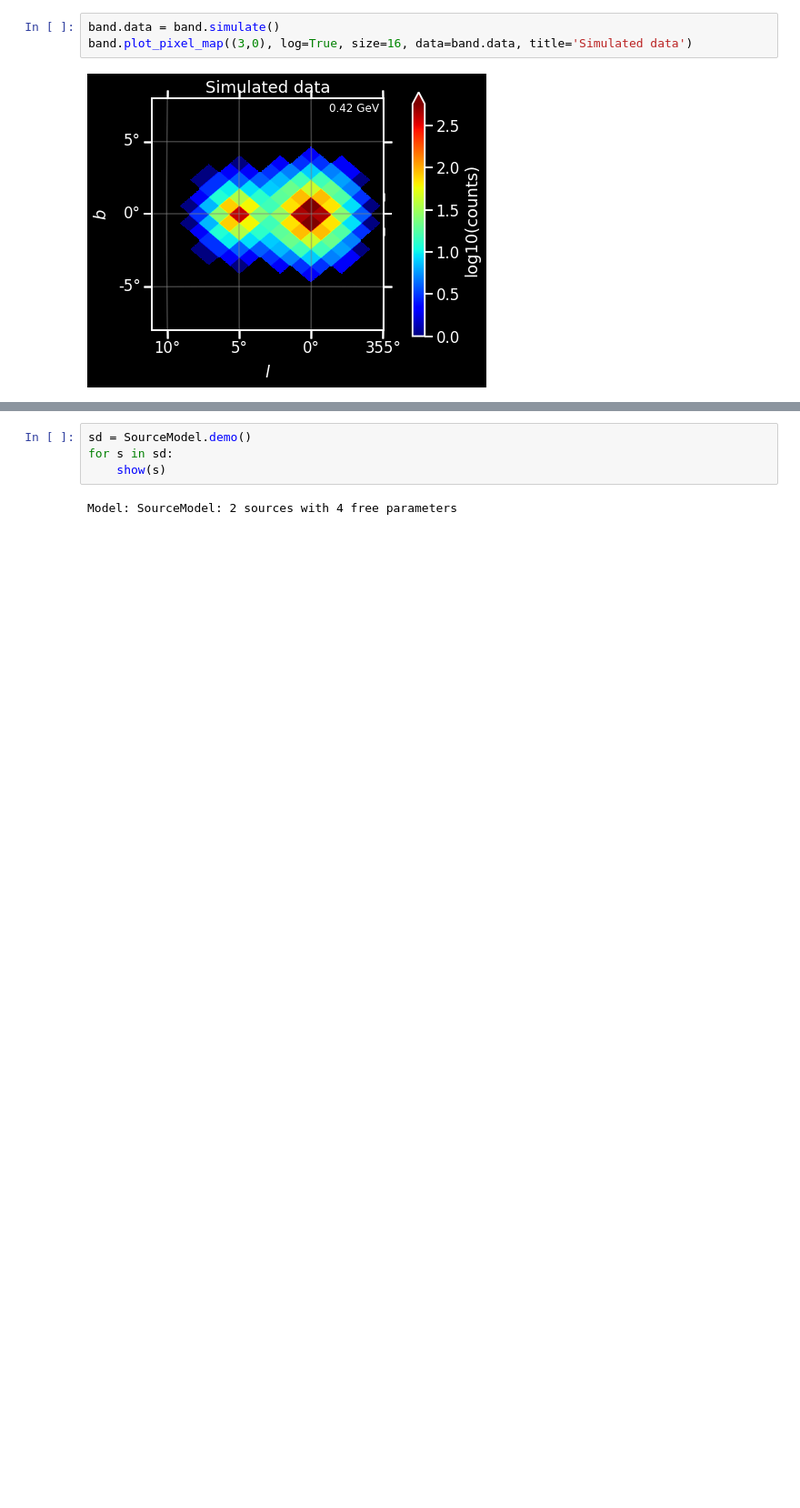
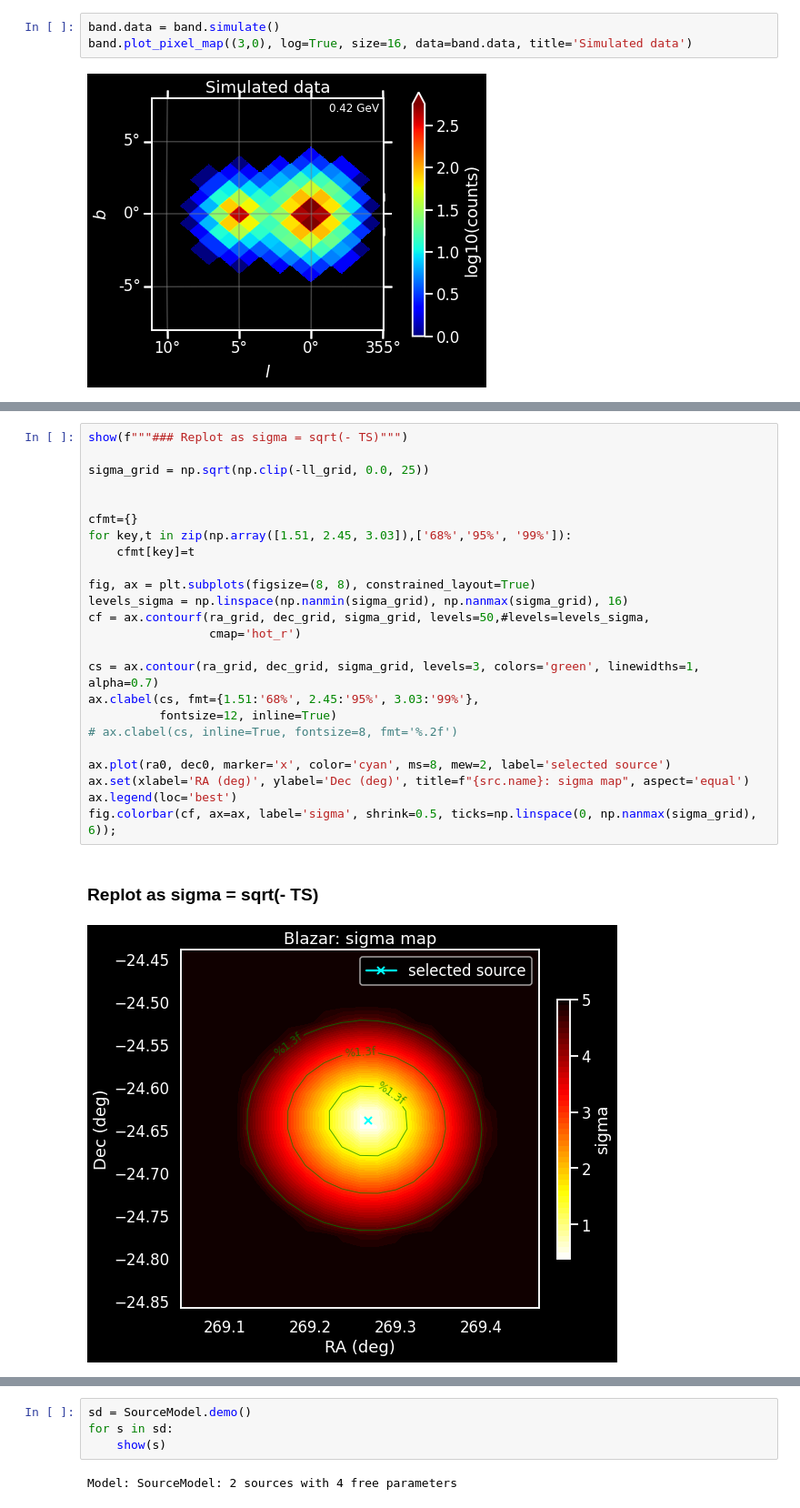
Before and after one commit to tburnett/kerr-diffuse, a Jupyter notebook: band_testing.ipynb, the cells around one changed output, grey strips where cells are left out. Shown at 91% size. Saved outputs shown, nothing was run; the diff lists cells and outputs as text; blank space fills up the shorter version.

```diff
--- a/band_testing.ipynb
+++ b/band_testing.ipynb
@@ -61,0 +102,27 @@ for src in source_model:
+# %%
+show(f"""### Replot as sigma = sqrt(- TS)""")
+
+sigma_grid = np.sqrt(np.clip(-ll_grid, 0.0, 25))
+
+
+cfmt={}
+for key,t in zip(np.array([1.51, 2.45, 3.03]),['68%','95%', '99%']):
+    cfmt[key]=t
+
+fig, ax = plt.subplots(figsize=(8, 8), constrained_layout=True)
+levels_sigma = np.linspace(np.nanmin(sigma_grid), np.nanmax(sigma_grid), 16)
+cf = ax.contourf(ra_grid, dec_grid, sigma_grid, levels=50,#levels=levels_sigma,
+                 cmap='hot_r')
+
+cs = ax.contour(ra_grid, dec_grid, sigma_grid, levels=3, colors='green', linewidths=1, alpha=0.7)
+ax.clabel(cs, fmt={1.51:'68%', 2.45:'95%', 3.03:'99%'},
+          fontsize=12, inline=True)
+# ax.clabel(cs, inline=True, fontsize=8, fmt='%.2f')
+
+ax.plot(ra0, dec0, marker='x', color='cyan', ms=8, mew=2, label='selected source')
+ax.set(xlabel='RA (deg)', ylabel='Dec (deg)', title=f"{src.name}: sigma map", aspect='equal')
+ax.legend(loc='best')
+fig.colorbar(cf, ax=ax, label='sigma', shrink=0.5, ticks=np.linspace(0, np.nanmax(sigma_grid), 6));
+# %% [output]
+### Replot as sigma = sqrt(- TS)
+[figure, added]
```
Also changed, not shown: parts of 10 cells of this notebook, 5 other files.
